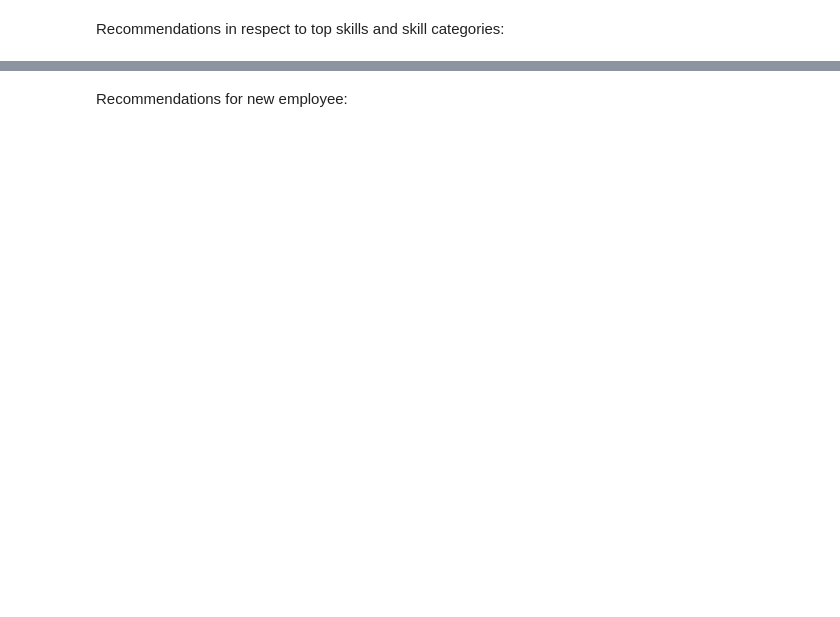
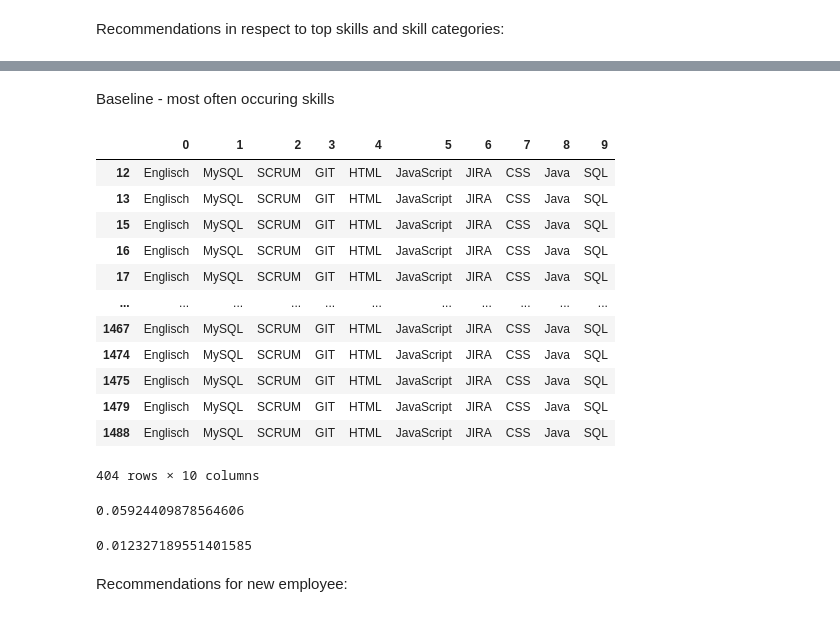
Before and after one commit to maximizer36/DS_AP, a Jupyter notebook: AP_Rated_Approach.ipynb, the cells around one changed output, grey strips where cells are left out. Saved outputs shown, nothing was run; the diff lists cells and outputs as text; code cells hidden in the pictures; blank space fills up the shorter version.

```diff
--- a/AP_Rated_Approach.ipynb
+++ b/AP_Rated_Approach.ipynb
@@ -517,3 +585,36 @@ evaluate_employee_recoms(233,12)
+# %% [markdown]
+Baseline - most often occuring skills
+# %%
+most_common_skills = list(df["skill"].value_counts().nlargest(10).index)
+
+recom_list = []
+for person in range(0,len(persons)):
+    recom_list.append(most_common_skills)
+
+baseline_2_recoms = pd.DataFrame(index=persons,columns=np.arange(0,10),data=recom_list)
+baseline_2_recoms
+# %% [output]
+|  | 0 | 1 | 2 | 3 | 4 | 5 | 6 | 7 | 8 | 9 |
+| 12 | Englisch | MySQL | SCRUM | GIT | HTML | JavaScript | JIRA | CSS | Java | SQL |
+| 13 | Englisch | MySQL | SCRUM | GIT | HTML | JavaScript | JIRA | CSS | Java | SQL |
+| 15 | Englisch | MySQL | SCRUM | GIT | HTML | JavaScript | JIRA | CSS | Java | SQL |
+| 16 | Englisch | MySQL | SCRUM | GIT | HTML | JavaScript | JIRA | CSS | Java | SQL |
+| 17 | Englisch | MySQL | SCRUM | GIT | HTML | JavaScript | JIRA | CSS | Java | SQL |
+| ... | ... | ... | ... | ... | ... | ... | ... | ... | ... | ... |
+| 1467 | Englisch | MySQL | SCRUM | GIT | HTML | JavaScript | JIRA | CSS | Java | SQL |
+| 1474 | Englisch | MySQL | SCRUM | GIT | HTML | JavaScript | JIRA | CSS | Java | SQL |
+| 1475 | Englisch | MySQL | SCRUM | GIT | HTML | JavaScript | JIRA | CSS | Java | SQL |
+| 1479 | Englisch | MySQL | SCRUM | GIT | HTML | JavaScript | JIRA | CSS | Java | SQL |
+| 1488 | Englisch | MySQL | SCRUM | GIT | HTML | JavaScript | JIRA | CSS | Java | SQL |
+404 rows × 10 columns
+# %%
+precision_at_k(10,holdout,baseline_2_recoms)
+# %% [output]
+0.05924409878564606
+# %%
+weighted_precision_at_k(10,holdout,baseline_2_recoms)
+# %% [output]
+0.012327189551401585
 # %% [markdown]
 Recommendations for new employee:
 # %%
```
Also changed, not shown: parts of 54 cells of this notebook, 3 other files.
